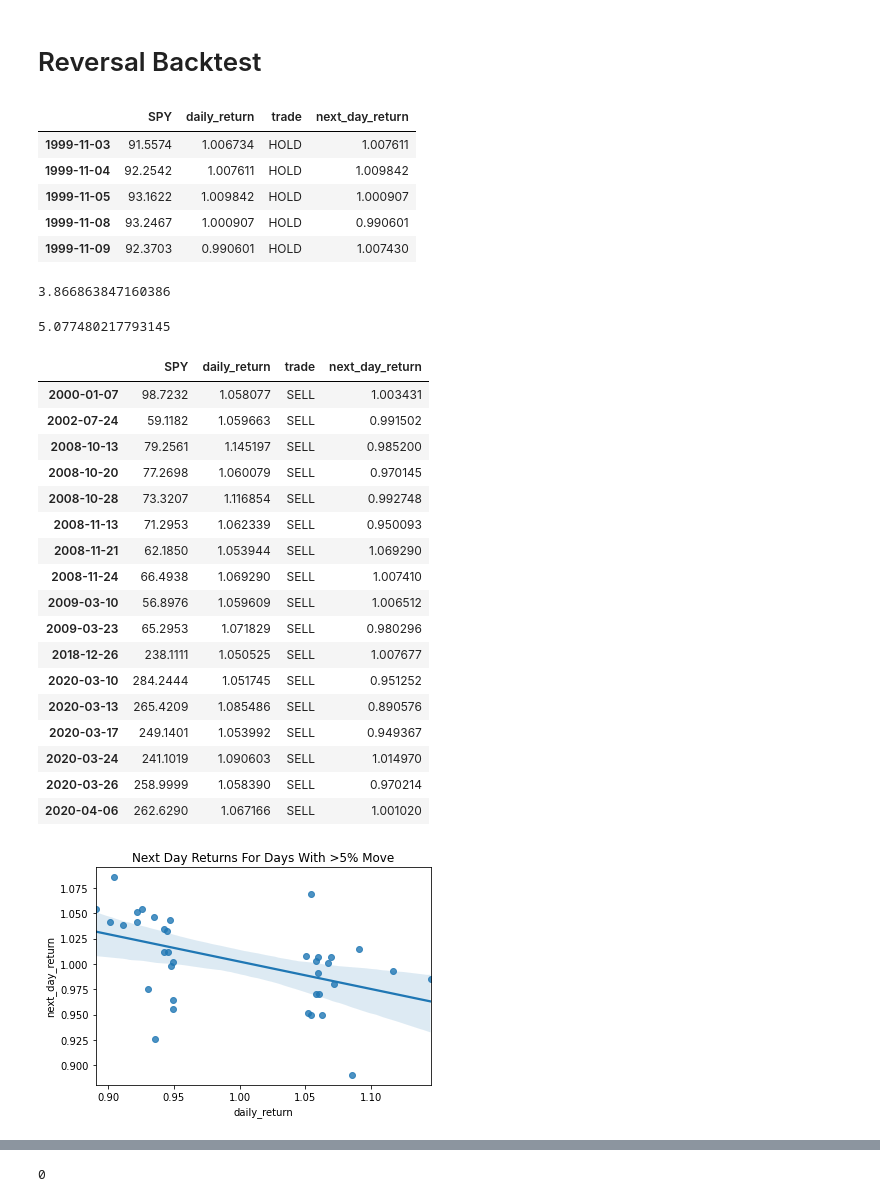
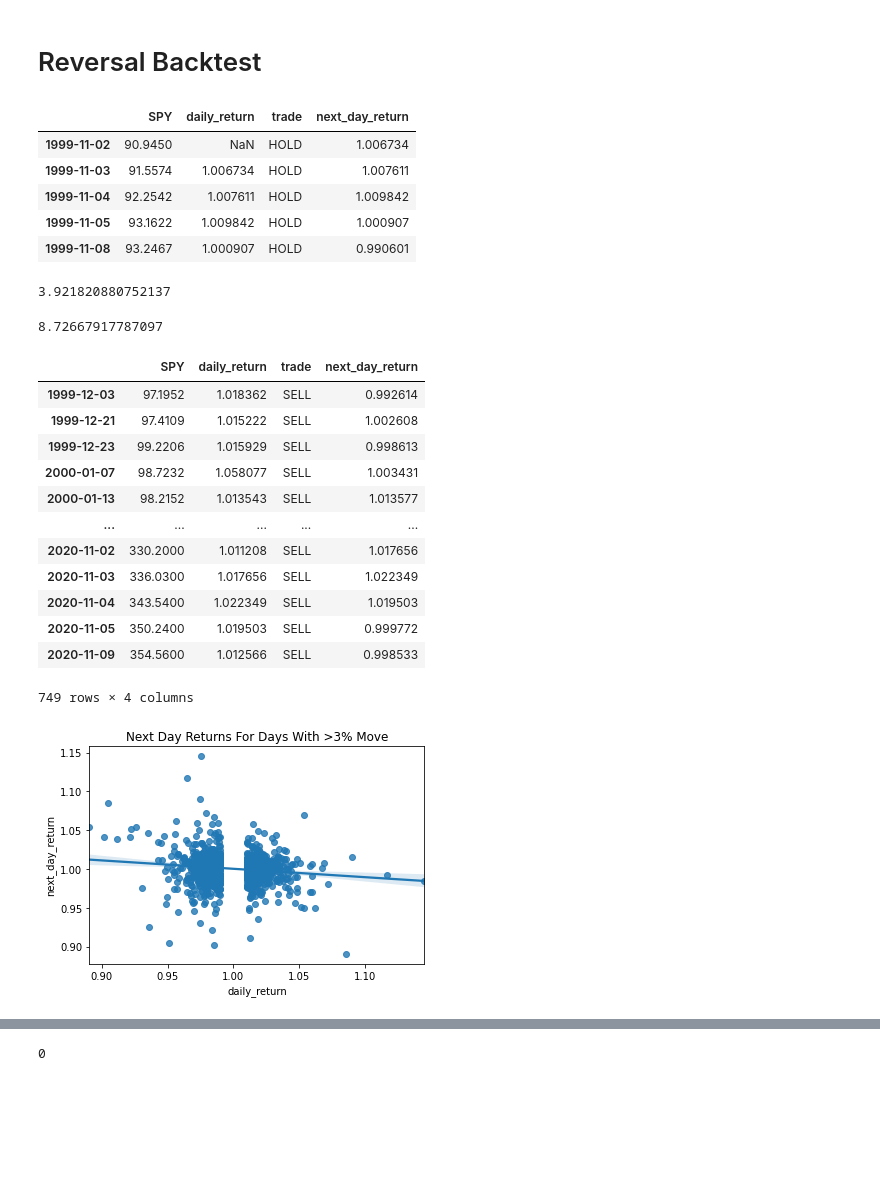
Before and after one commit to sinasinai/exploratory, a Jupyter notebook: sp500 derping.ipynb, the cells around one changed output, grey strips where cells are left out. Saved outputs shown, nothing was run; the diff lists cells and outputs as text; code cells hidden in the pictures; blank space fills up the shorter version.

```diff
--- a/sp500 derping.ipynb
+++ b/sp500 derping.ipynb
@@ -70,8 +71,8 @@ price = price.sort_index().dropna()
 # %%
 def reversal_trade(r):
-    if r <= 0.95:
+    if r <= 0.91:
         return 'BUY'
-    elif r >= 1.05:
+    elif r >= 1.01:
         return 'SELL'
     else:
         return 'HOLD'
@@ -82,48 +83,43 @@ price['next_day_return'] = price.daily_return.shift(-1)
 price.head()
 # %% [output]
 |  | SPY | daily_return | trade | next_day_return |
+| 1999-11-02 | 90.9450 | NaN | HOLD | 1.006734 |
 | 1999-11-03 | 91.5574 | 1.006734 | HOLD | 1.007611 |
 | 1999-11-04 | 92.2542 | 1.007611 | HOLD | 1.009842 |
 | 1999-11-05 | 93.1622 | 1.009842 | HOLD | 1.000907 |
 | 1999-11-08 | 93.2467 | 1.000907 | HOLD | 0.990601 |
-| 1999-11-09 | 92.3703 | 0.990601 | HOLD | 1.007430 |
 # %%
 import numpy as np
 np.product(price.next_day_return)
 # %% [output]
-3.866863847160386
+3.921820880752137
 # %%
 np.product(price.loc[price.trade != 'SELL'].next_day_return)
 # %% [output]
-5.077480217793145
+8.72667917787097
 # %%
 price.loc[price.trade == 'SELL']
 # %% [output]
 |  | SPY | daily_return | trade | next_day_return |
+| 1999-12-03 | 97.1952 | 1.018362 | SELL | 0.992614 |
+| 1999-12-21 | 97.4109 | 1.015222 | SELL | 1.002608 |
+| 1999-12-23 | 99.2206 | 1.015929 | SELL | 0.998613 |
 | 2000-01-07 | 98.7232 | 1.058077 | SELL | 1.003431 |
-| 2002-07-24 | 59.1182 | 1.059663 | SELL | 0.991502 |
-| 2008-10-13 | 79.2561 | 1.145197 | SELL | 0.985200 |
-| 2008-10-20 | 77.2698 | 1.060079 | SELL | 0.970145 |
-| 2008-10-28 | 73.3207 | 1.116854 | SELL | 0.992748 |
-| 2008-11-13 | 71.2953 | 1.062339 | SELL | 0.950093 |
-| 2008-11-21 | 62.1850 | 1.053944 | SELL | 1.069290 |
-| 2008-11-24 | 66.4938 | 1.069290 | SELL | 1.007410 |
-| 2009-03-10 | 56.8976 | 1.059609 | SELL | 1.006512 |
-| 2009-03-23 | 65.2953 | 1.071829 | SELL | 0.980296 |
-| 2018-12-26 | 238.1111 | 1.050525 | SELL | 1.007677 |
-| 2020-03-10 | 284.2444 | 1.051745 | SELL | 0.951252 |
-| 2020-03-13 | 265.4209 | 1.085486 | SELL | 0.890576 |
-| 2020-03-17 | 249.1401 | 1.053992 | SELL | 0.949367 |
-| 2020-03-24 | 241.1019 | 1.090603 | SELL | 1.014970 |
-| 2020-03-26 | 258.9999 | 1.058390 | SELL | 0.970214 |
-| 2020-04-06 | 262.6290 | 1.067166 | SELL | 1.001020 |
+| 2000-01-13 | 98.2152 | 1.013543 | SELL | 1.013577 |
+| ... | ... | ... | ... | ... |
+| 2020-11-02 | 330.2000 | 1.011208 | SELL | 1.017656 |
+| 2020-11-03 | 336.0300 | 1.017656 | SELL | 1.022349 |
+| 2020-11-04 | 343.5400 | 1.022349 | SELL | 1.019503 |
+| 2020-11-05 | 350.2400 | 1.019503 | SELL | 0.999772 |
+| 2020-11-09 | 354.5600 | 1.012566 | SELL | 0.998533 |
+749 rows × 4 columns
 # %%
-sub = price.loc[(price.daily_return > 1.05) | (price.daily_return < 0.95)]
+sub = price.loc[(price.daily_return > 1.01) | (price.daily_return < 0.99)]
 fig = sns.regplot(x=sub.daily_return,y=sub.next_day_return)
-fig.set_title('Next Day Returns For Days With >5% Move')
+fig.set_title('Next Day Returns For Days With >3% Move')
 plt.show()
 # %% [output]
-[figure, old version]
+[figure, new version]
 # %%
 sub.corr()[['daily_return','next_day_return']]
 # %% [output]
```
Also changed, not shown: parts of 31 cells of this notebook.
